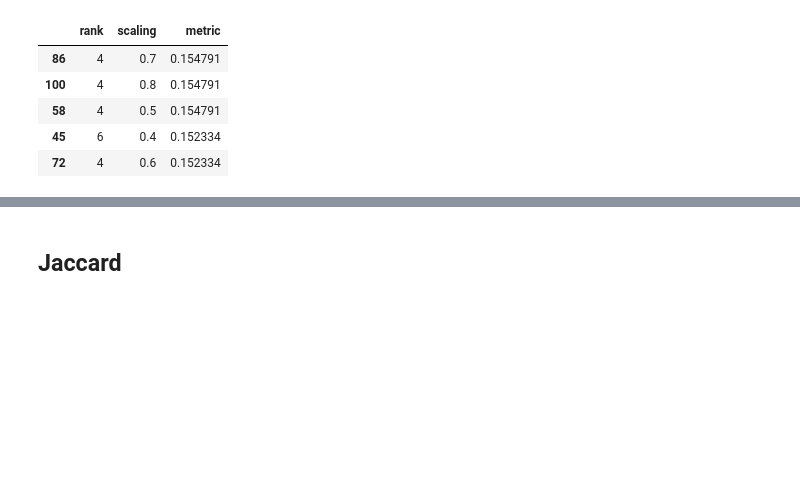
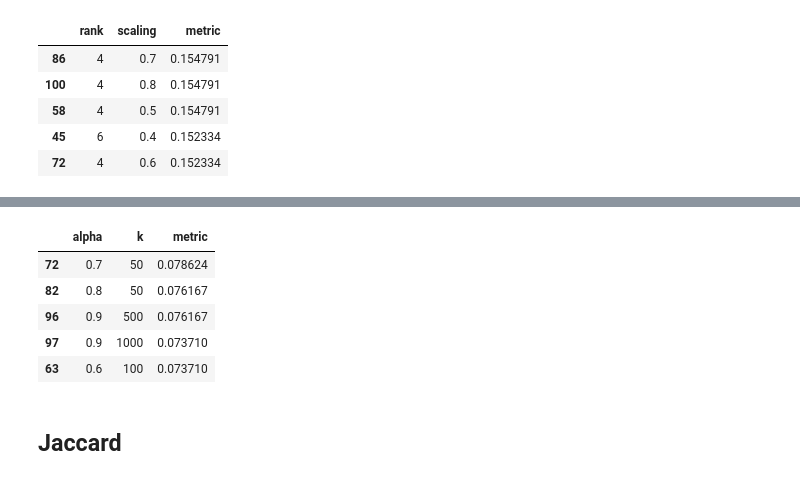
Before and after one commit to Dont-Care-Didnt-Ask/sequence-aware-similarity-for-recommendations, a Jupyter notebook: MovieLens.ipynb, the cells around one changed output, grey strips where cells are left out. Cells and saved outputs as stored; diff of their text form; code cells hidden in the pictures; blank space fills up the shorter version.

```diff
--- a/MovieLens.ipynb
+++ b/MovieLens.ipynb
@@ -186,0 +233,8 @@ results.head()
+# %%
+config = {
+    'weights': True
+}
+
+results = uknn_gridsearch(k_vals, a_vals, config, trainval, testval, holdoutval, data_description, topn=20)
+# %%
+knn_results = pd.DataFrame(results)
@@ -187,3 +255,12 @@ results.head()
+# %%
+knn_results.sort_values('metric', ascending=False).head()
+# %% [output]
+|  | alpha | k | metric |
+| 72 | 0.7 | 50 | 0.078624 |
+| 82 | 0.8 | 50 | 0.076167 |
+| 96 | 0.9 | 500 | 0.076167 |
+| 97 | 0.9 | 1000 | 0.073710 |
+| 63 | 0.6 | 100 | 0.073710 |
 # %% [markdown]
 ## Jaccard
 # %%
```
Also changed, not shown: parts of 16 cells of this notebook.
